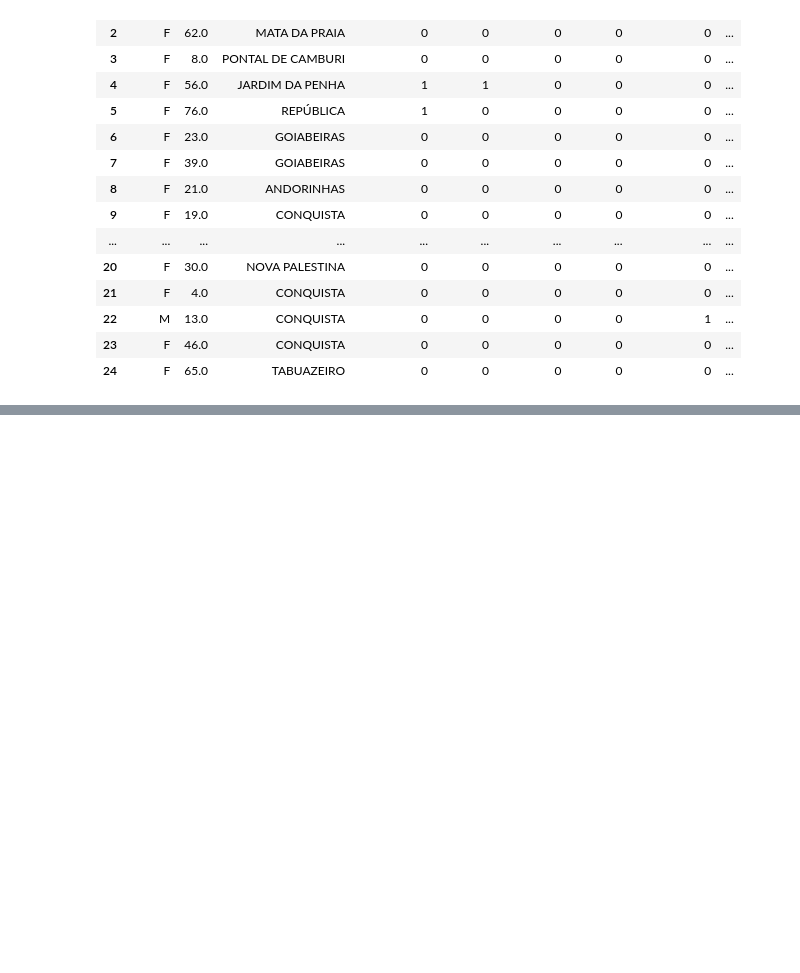
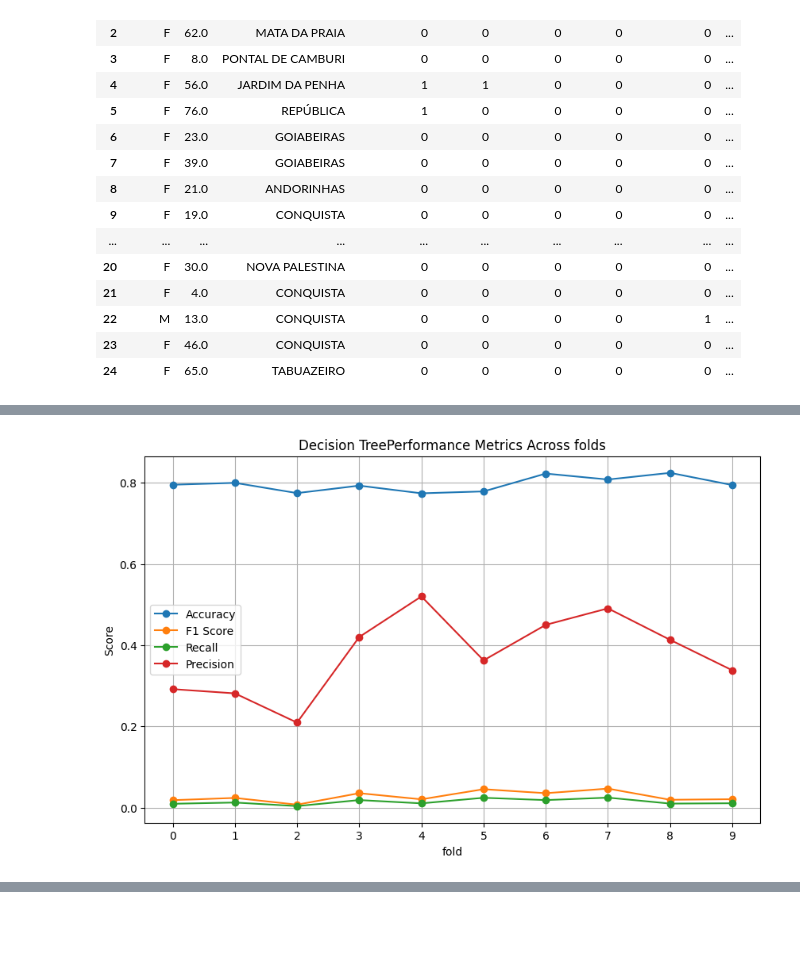
Before and after one commit to Sumitjh26997/CSS581-ML, a Jupyter notebook: hw1.ipynb, the cells around one changed output, grey strips where cells are left out. Cells and saved outputs as stored; diff of their text form; code cells hidden in the pictures; blank space fills up the shorter version.

```diff
--- a/hw1.ipynb
+++ b/hw1.ipynb
@@ -767 +780,24 @@ Precision Score:  0.42574257425742573
+# %%
+dt_data = results.loc[results.model == "DT"]
+lr_data = results.loc[results.model == "LR"]
+rf_data = results.loc[results.model == "RF"]
+
+def plot_metrics(dataframe, model):
+  # Create the plot
+  plt.figure(figsize=(10, 6))
+  plt.plot(dataframe.fold, dataframe.accuracy, label='Accuracy', marker='o')
+  plt.plot(dataframe.fold, dataframe.f1_score, label='F1 Score', marker='o')
+  plt.plot(dataframe.fold, dataframe.recall, label='Recall', marker='o')
+  plt.plot(dataframe.fold, dataframe.precision, label='Precision', marker='o')
+
+  # Customize the plot
+  plt.title(model + 'Performance Metrics Across folds')
+  plt.xlabel('fold')
+  plt.ylabel('Score')
+  plt.xticks(dataframe.fold)
+  plt.legend()
+  plt.grid(True)
+
+  # Show the plot
+  plt.show()
 # %%
@@ -780,0 +817,4 @@ results.head(10)
+# %%
+plot_metrics(dt_data, 'Decision Tree')
+# %% [output]
+[figure, added]
```
Also changed, not shown: parts of 44 cells of this notebook.
